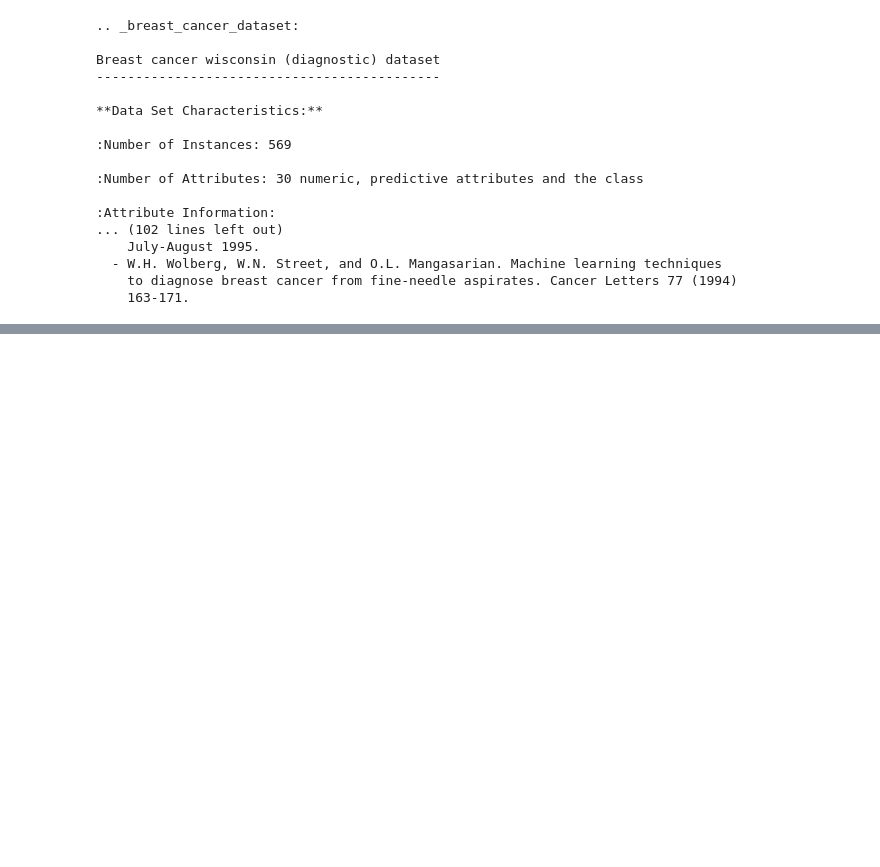
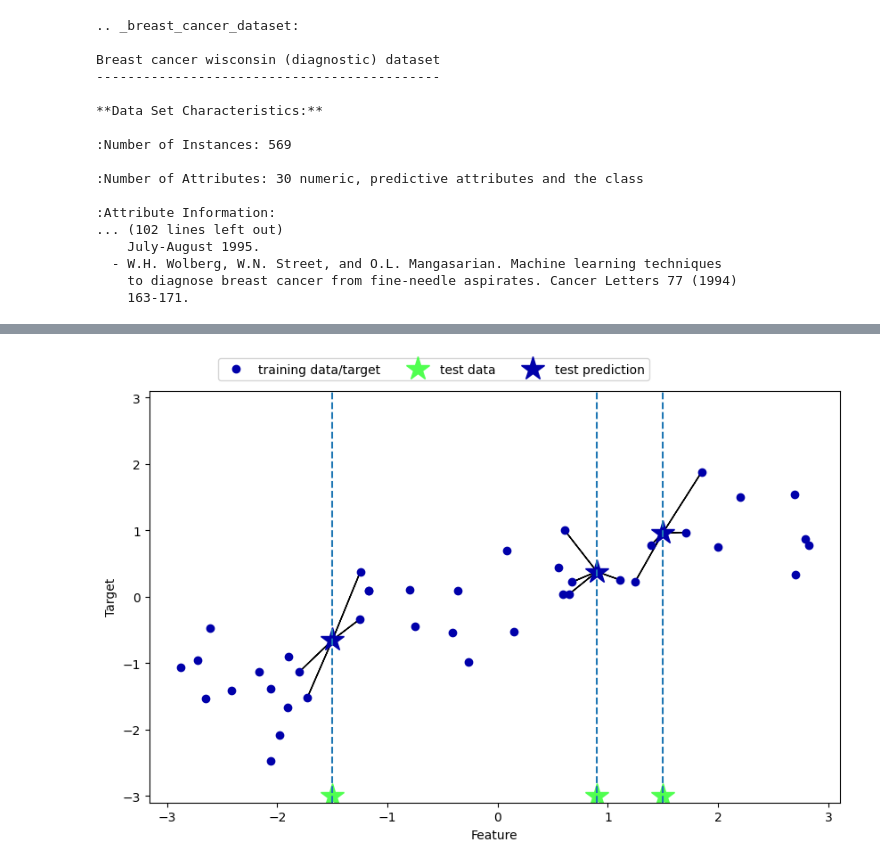
Before and after one commit to CHU1PC/Introduction-to-ML-with-python, a Jupyter notebook: chap/two/breast_cancer.ipynb, the cells around one changed output, grey strips where cells are left out. Saved outputs shown, nothing was run; the diff lists cells and outputs as text; code cells hidden in the pictures; blank space fills up the shorter version.

```diff
--- a/chap/two/breast_cancer.ipynb
+++ b/chap/two/breast_cancer.ipynb
@@ -78,0 +85,4 @@ plt.show()
+# %%
+mglearn.plots.plot_knn_regression(n_neighbors=4)
+# %% [output]
+[figure, added]
```
Also changed, not shown: parts of 3 cells of this notebook.
